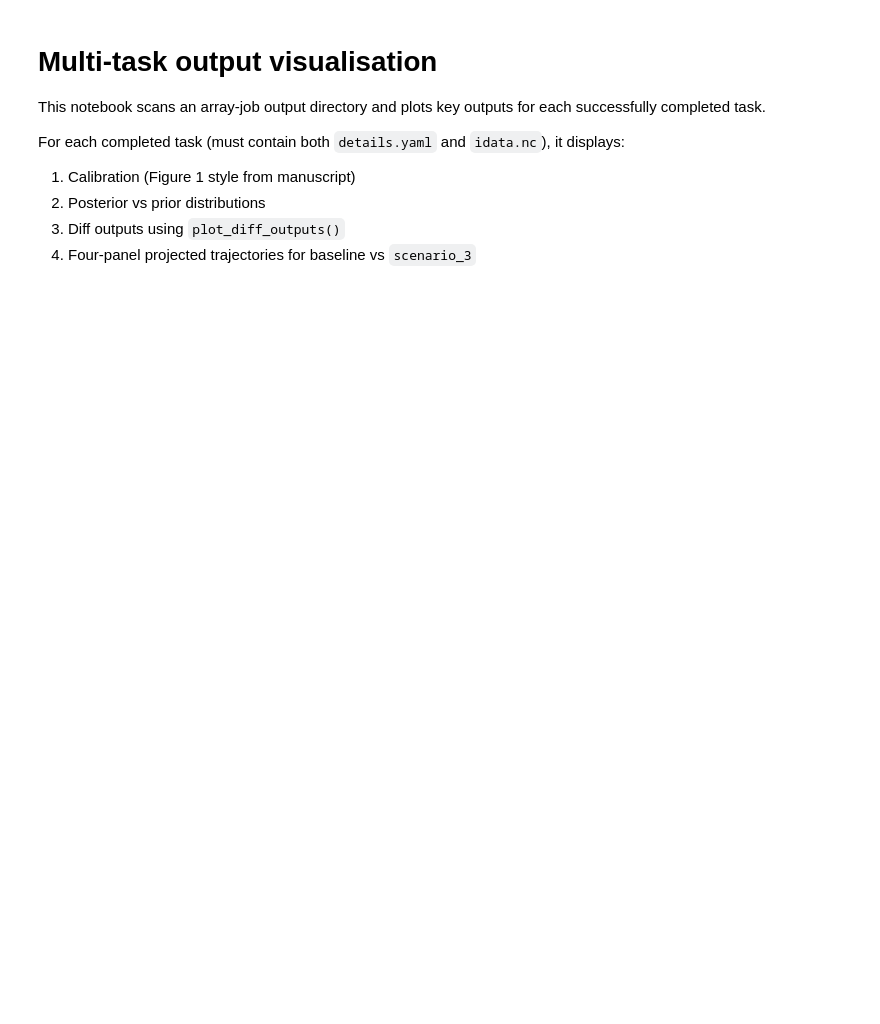
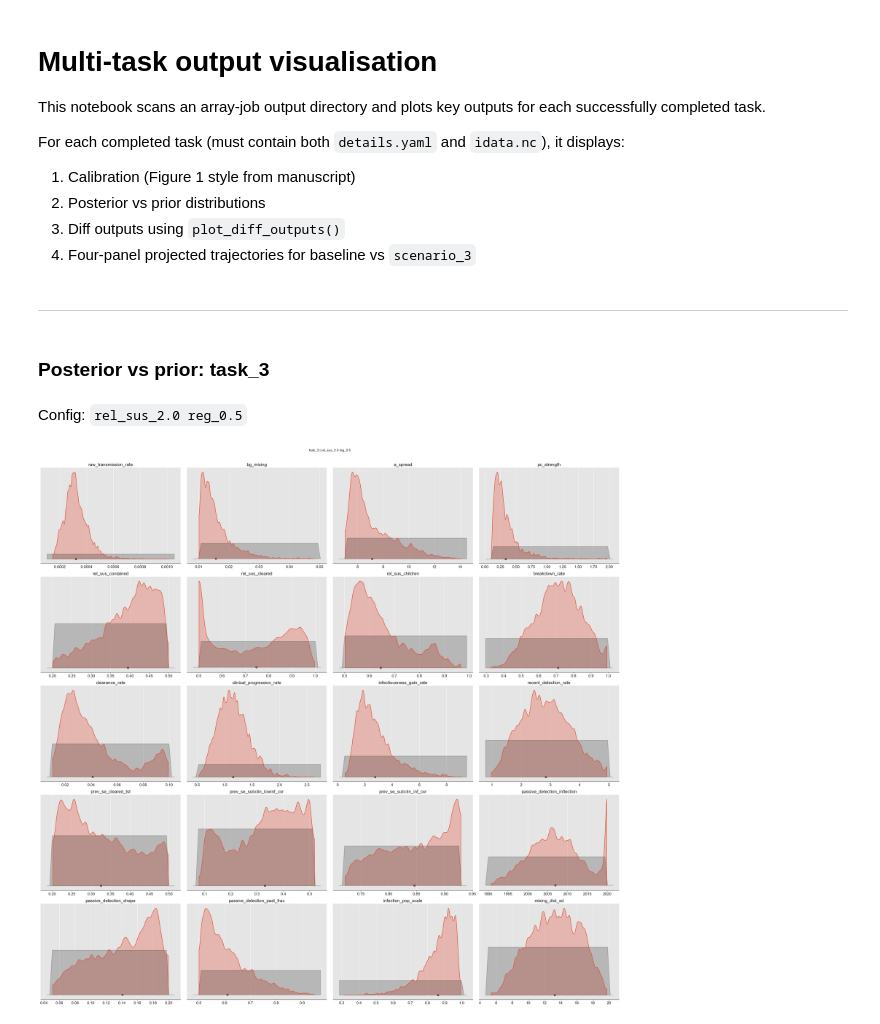
Before and after one commit to monash-emu/tb_hierarchical, a Jupyter notebook: notebooks/multi_outputs.ipynb, the cells around one changed output. Saved outputs shown, nothing was run; the diff lists cells and outputs as text; code cells hidden in the pictures; blank space fills up the shorter version.

Commit message:
Refactor output notebook

```diff
--- a/notebooks/multi_outputs.ipynb
+++ b/notebooks/multi_outputs.ipynb
@@ -31,7 +31,8 @@ from estival.model import BayesianCompartmentalModel
 plt.style.use("ggplot")
 # %%
 # Set the array-job output directory to scan
-base_dir = REPO_ROOT_PATH / "remote_cluster" / "outputs" / "58744145_array_job_2"
+
+base_dir = REPO_ROOT_PATH / "remote_cluster" / "outputs" / "58975196_array_job_4"
 
 if not base_dir.exists():
     raise FileNotFoundError(f"Directory not found: {base_dir}")
@@ -55,7 +56,7 @@ for task_dir in task_dirs:
 
     if len(files) == 0:
         status = "empty"
-    elif has_idata and has_details:
+    elif has_details:
         status = "completed"
     elif has_idata:
         status = "partial"
@@ -283,0 +333,32 @@ for _, row in completed_df.iterrows():
+# %%
+# Plot type 2: Posterior vs prior distributions
+# Set to None for all loaded tasks, or provide a list like [1, 6] or ["task_1", "task_6"]
+posterior_plot_tasks = [3]
+
+for task_name in resolve_task_names(posterior_plot_tasks, loaded_task_names):
+    bundle = task_bundles[task_name]
+    cfg_label = bundle["cfg_label"]
+    bcm = bundle["bcm"]
+    idata = bundle["idata"]
+    analysis_config = bundle["analysis_config"]
+
+    burn_in = analysis_config.get("burn_in", 0)
+
+    display(Markdown("---"))
+    display(Markdown(f"### Posterior vs prior: {task_name}"))
+    display(Markdown(f"Config: `{cfg_label}`"))
+
+    fig = pl.plot_post_prior_comparison(
+        idata,
+        burn_in,
+        req_vars=list(bcm.priors.keys()),
+        priors=list(bcm.priors.values()),
+    )
+    fig.suptitle(f"{task_name} | {cfg_label}", y=1.02, fontsize=12)
+    display(fig)
+    plt.close(fig)
+# %% [output]
+---
+### Posterior vs prior: task_3
+Config: `rel_sus_2.0 reg_0.5`
+[figure, added]
```
Also changed, not shown: parts of 10 cells of this notebook.
